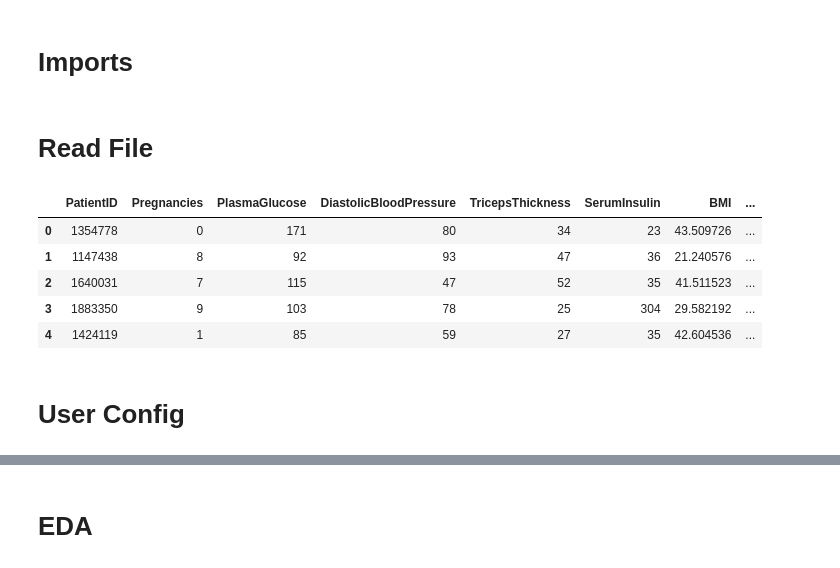
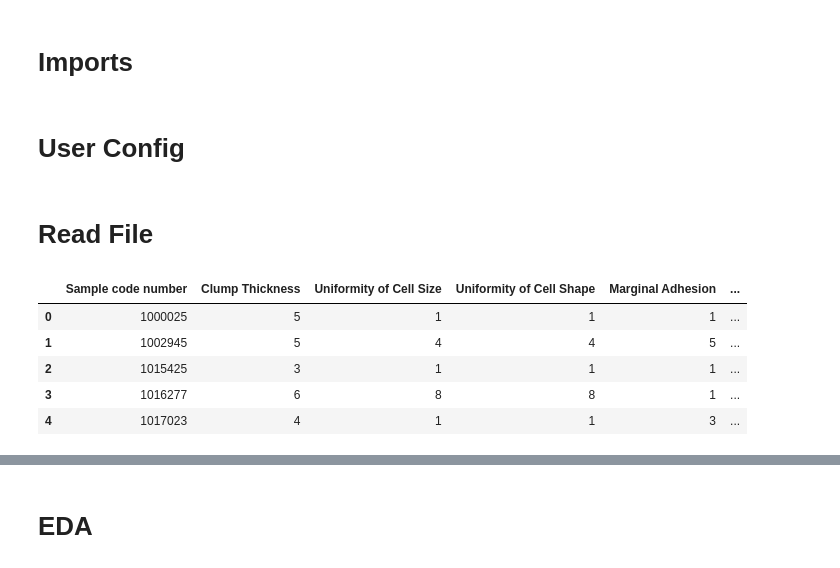
Before and after one commit to chankeith96/supervised_learning_experiments, a Jupyter notebook: 01_supervised_learning.ipynb, the cells around one changed output, grey strips where cells are left out. Cells and saved outputs as stored; diff of their text form; code cells hidden in the pictures.

```diff
--- a/01_supervised_learning.ipynb
+++ b/01_supervised_learning.ipynb
@@ -14,15 +31,56 @@ from sklearn.metrics import accuracy_score
+# %% [markdown]
+# User Config
+# %%
+class Config:
+    def __init__(self):
+        self.dataset = 'Data/diabetes.csv'
+        self.dataset_name = "Diabetes"
+        self.features = ['Pregnancies',
+                         'PlasmaGlucose',
+                         'DiastolicBloodPressure',
+                         'TricepsThickness',
+                         'SerumInsulin',
+                         'BMI',
+                         'DiabetesPedigree',
+                         'Age'
+                        ]
+        self.label = 'Diabetic'
+
+#         self.dataset = 'Data/penguins.csv'
+#         self.features = ['CulmenLength',
+#                          'CulmenDepth',
+#                          'FlipperLength',
+#                          'BodyMass'
+#                         ]
+#         self.label = 'Species'
+
+        self.dataset = 'Data/breast-cancer-wisconsin.csv'
+        self.dataset_name = "Breast Cancer"
+        self.features = ["Clump Thickness",
+                         "Uniformity of Cell Size",
+                         "Uniformity of Cell Shape",
+                         "Marginal Adhesion",
+                         "Single Epithelial Cell Size",
+                         "Bare Nuclei",
+                         "Bland Chromatin",
+                         "Normal Nucleoli",
+                         "Mitoses"
+                        ]
+        self.label = 'Class'
+
+        self.random_seed = 101
+
+config = Config()
 # %% [markdown]
 # Read File
 # %%
 # load the training dataset
-df = pd.read_csv('Data/diabetes.csv')
+df = pd.read_csv(config.dataset)
 df.head()
 # %% [output]
-|  | PatientID | Pregnancies | PlasmaGlucose | DiastolicBloodPressure | TricepsThickness | SerumInsulin | BMI | ... |
-| 0 | 1354778 | 0 | 171 | 80 | 34 | 23 | 43.509726 | ... |
-| 1 | 1147438 | 8 | 92 | 93 | 47 | 36 | 21.240576 | ... |
-| 2 | 1640031 | 7 | 115 | 47 | 52 | 35 | 41.511523 | ... |
-| 3 | 1883350 | 9 | 103 | 78 | 25 | 304 | 29.582192 | ... |
-| 4 | 1424119 | 1 | 85 | 59 | 27 | 35 | 42.604536 | ... |
+|  | Sample code number | Clump Thickness | Uniformity of Cell Size | Uniformity of Cell Shape | Marginal Adhesion | ... |
+| 0 | 1000025 | 5 | 1 | 1 | 1 | ... |
+| 1 | 1002945 | 5 | 4 | 4 | 5 | ... |
+| 2 | 1015425 | 3 | 1 | 1 | 1 | ... |
+| 3 | 1016277 | 6 | 8 | 8 | 1 | ... |
+| 4 | 1017023 | 4 | 1 | 1 | 3 | ... |
-# %% [markdown]
-# User Config
```
Also changed, not shown: parts of 62 cells of this notebook, 24 other files.
